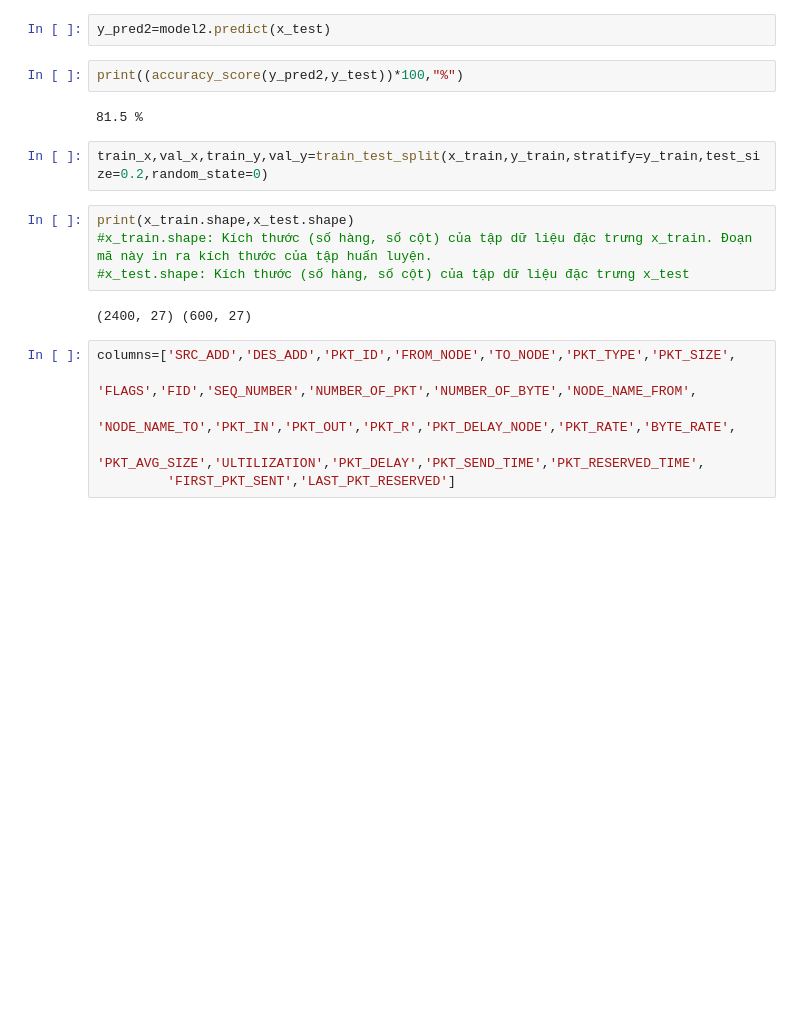
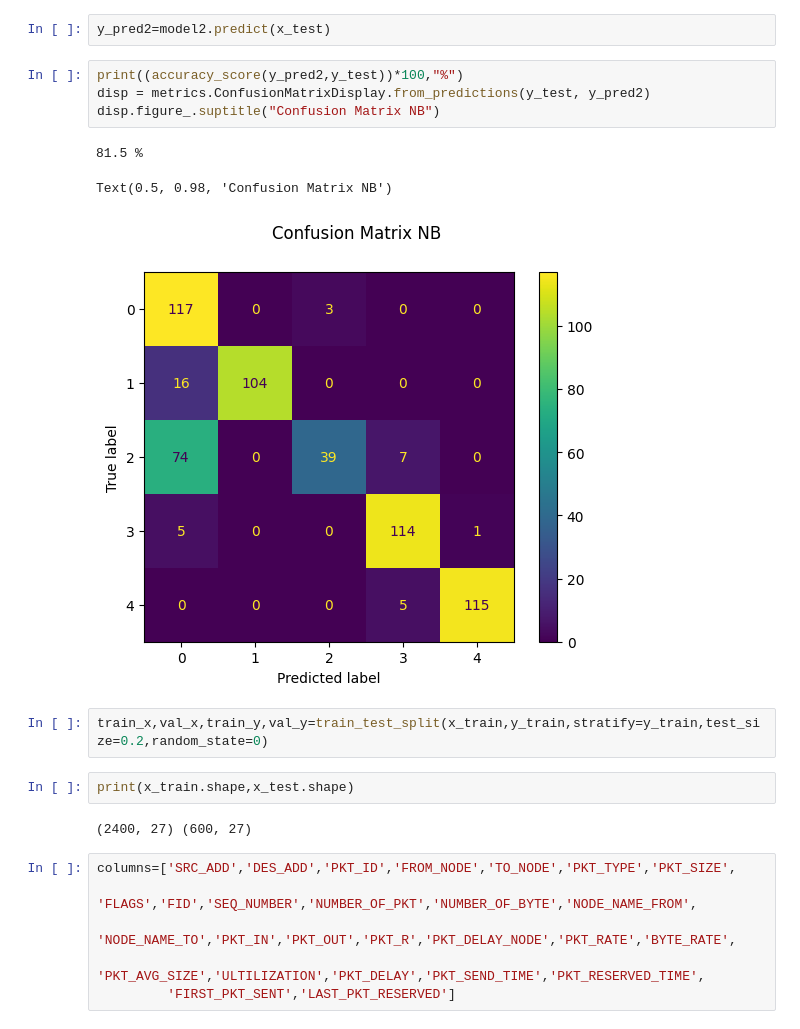
Before and after one commit to Sown5103/ddosdetection, a Jupyter notebook: ddosdetect.ipynb, the cells around one changed output. Cells and saved outputs as stored; diff of their text form; blank space fills up the shorter version.

```diff
--- a/ddosdetect.ipynb
+++ b/ddosdetect.ipynb
@@ -136,16 +96,18 @@ GaussianNB()
 y_pred2=model2.predict(x_test)
 # %%
 print((accuracy_score(y_pred2,y_test))*100,"%")
+disp = metrics.ConfusionMatrixDisplay.from_predictions(y_test, y_pred2)
+disp.figure_.suptitle("Confusion Matrix NB")
 # %% [output]
 81.5 %
+Text(0.5, 0.98, 'Confusion Matrix NB')
+[figure, added]
 # %%
 train_x,val_x,train_y,val_y=train_test_split(x_train,y_train,stratify=y_train,test_size=0.2,random_state=0)
-# %%
-print(x_train.shape,x_test.shape)
-#x_train.shape: Kích thước (số hàng, số cột) của tập dữ liệu đặc trưng x_train. Đoạn mã này in ra kích thước của tập huấn luyện.
-#x_test.shape: Kích thước (số hàng, số cột) của tập dữ liệu đặc trưng x_test
-# %% [output]
-(2400, 27) (600, 27)
+# %%
+print(x_train.shape,x_test.shape)
+# %% [output]
+(2400, 27) (600, 27)
 # %%
 columns=['SRC_ADD','DES_ADD','PKT_ID','FROM_NODE','TO_NODE','PKT_TYPE','PKT_SIZE',
          'FLAGS','FID','SEQ_NUMBER','NUMBER_OF_PKT','NUMBER_OF_BYTE','NODE_NAME_FROM',
```
Also changed, not shown: parts of 32 cells of this notebook.
